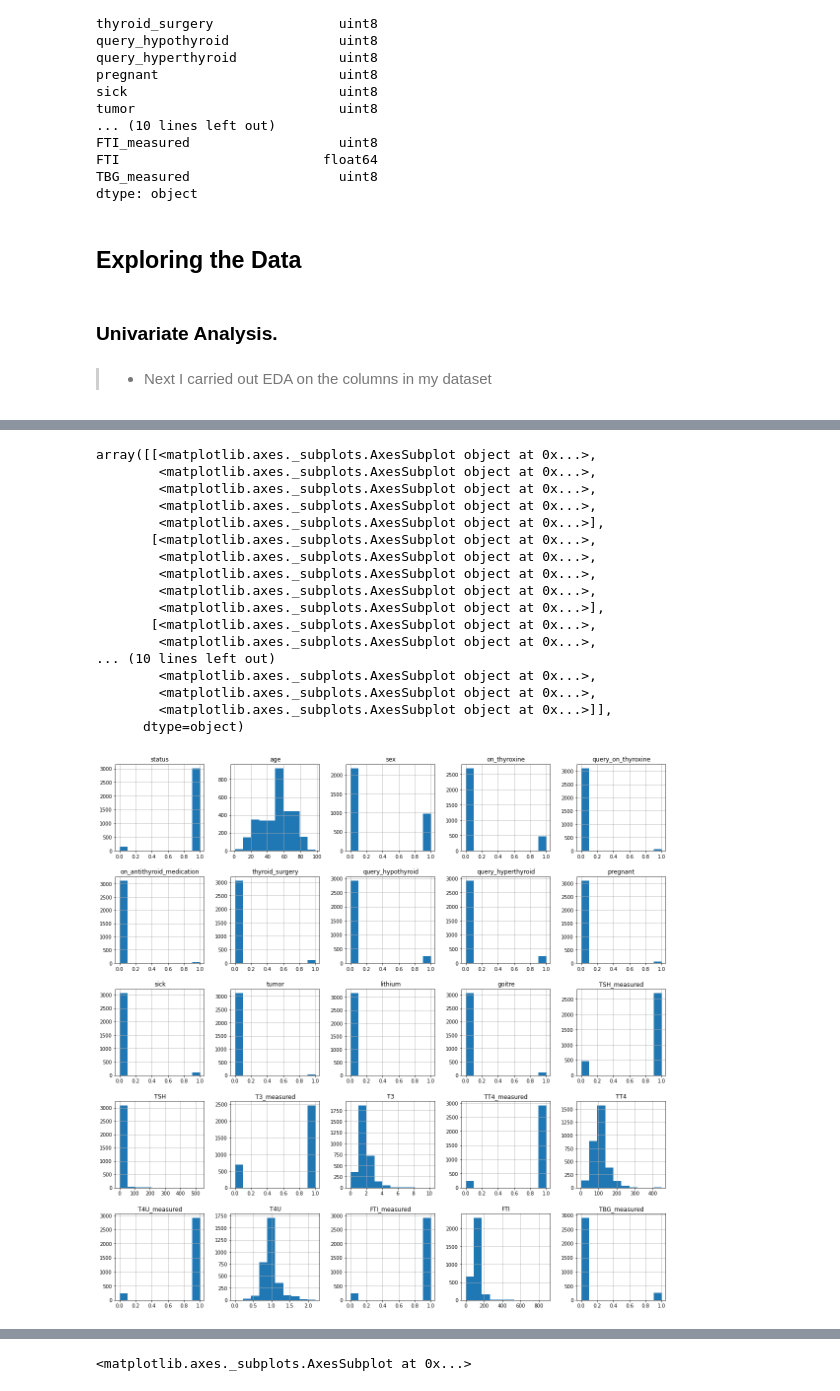
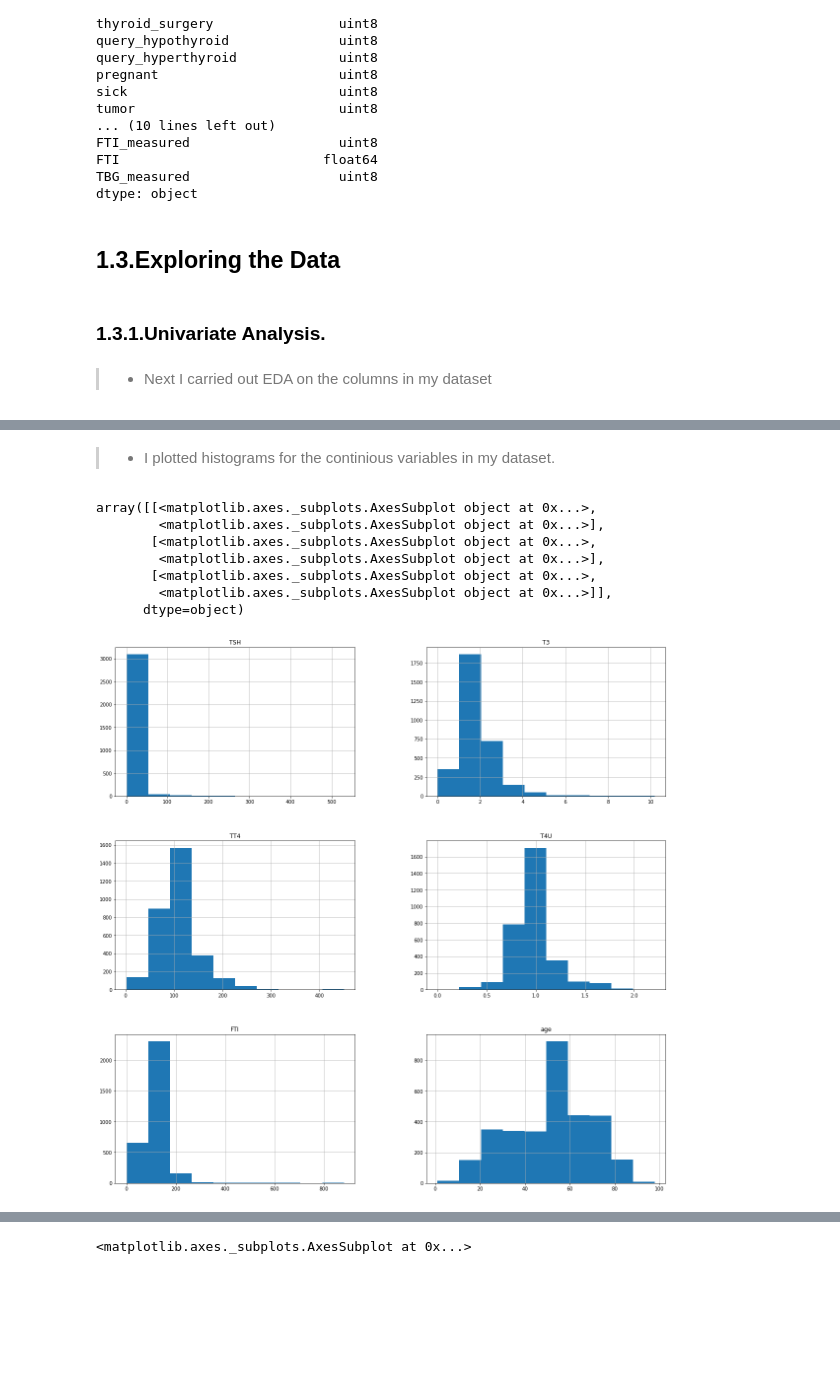
Before and after one commit to nyamskamau/Hypothyroid-Prediction-Dataset, a Jupyter notebook: Independent_Project_Week_8.ipynb, the cells around one changed output, grey strips where cells are left out. Saved outputs shown, nothing was run; the diff lists cells and outputs as text; code cells hidden in the pictures; blank space fills up the shorter version.

```diff
--- a/Independent_Project_Week_8.ipynb
+++ b/Independent_Project_Week_8.ipynb
@@ -162,9 +171,9 @@ FTI                          float64
 TBG_measured                   uint8
 dtype: object
 # %% [markdown]
-## Exploring the Data
+## 1.3.Exploring the Data
 # %% [markdown]
-### Univariate Analysis.
+### 1.3.1.Univariate Analysis.
 # %% [markdown]
 >* Next I carried out EDA on the columns in my dataset
 # %%
@@ -179,25 +188,17 @@ data.describe()
 | 50% | 1.000000 | 51.154214 | 0.000000 | 0.000000 | 0.000000 | 0.000000 | 0.000000 | ... |
 | 75% | 1.000000 | 64.000000 | 1.000000 | 0.000000 | 0.000000 | 0.000000 | 0.000000 | ... |
 | max | 1.000000 | 98.000000 | 1.000000 | 1.000000 | 1.000000 | 1.000000 | 1.000000 | ... |
+# %% [markdown]
+>* I plotted histograms for the continious variables in my dataset.
 # %%
-histograms = data.hist(figsize=(20,20))
-histograms
+num = ['TSH','T3','TT4','T4U','FTI','age']
+data[num].hist(figsize=(20,20))
 # %% [output]
 array([[<matplotlib.axes._subplots.AxesSubplot object at 0x...>,
-        <matplotlib.axes._subplots.AxesSubplot object at 0x...>,
-        <matplotlib.axes._subplots.AxesSubplot object at 0x...>,
-        <matplotlib.axes._subplots.AxesSubplot object at 0x...>,
         <matplotlib.axes._subplots.AxesSubplot object at 0x...>],
        [<matplotlib.axes._subplots.AxesSubplot object at 0x...>,
-        <matplotlib.axes._subplots.AxesSubplot object at 0x...>,
-        <matplotlib.axes._subplots.AxesSubplot object at 0x...>,
-        <matplotlib.axes._subplots.AxesSubplot object at 0x...>,
         <matplotlib.axes._subplots.AxesSubplot object at 0x...>],
        [<matplotlib.axes._subplots.AxesSubplot object at 0x...>,
-        <matplotlib.axes._subplots.AxesSubplot object at 0x...>,
-... (10 lines left out)
-        <matplotlib.axes._subplots.AxesSubplot object at 0x...>,
-        <matplotlib.axes._subplots.AxesSubplot object at 0x...>,
         <matplotlib.axes._subplots.AxesSubplot object at 0x...>]],
       dtype=object)
-[figure, old version]
+[figure, new version]
```
Also changed, not shown: parts of 72 cells of this notebook.
